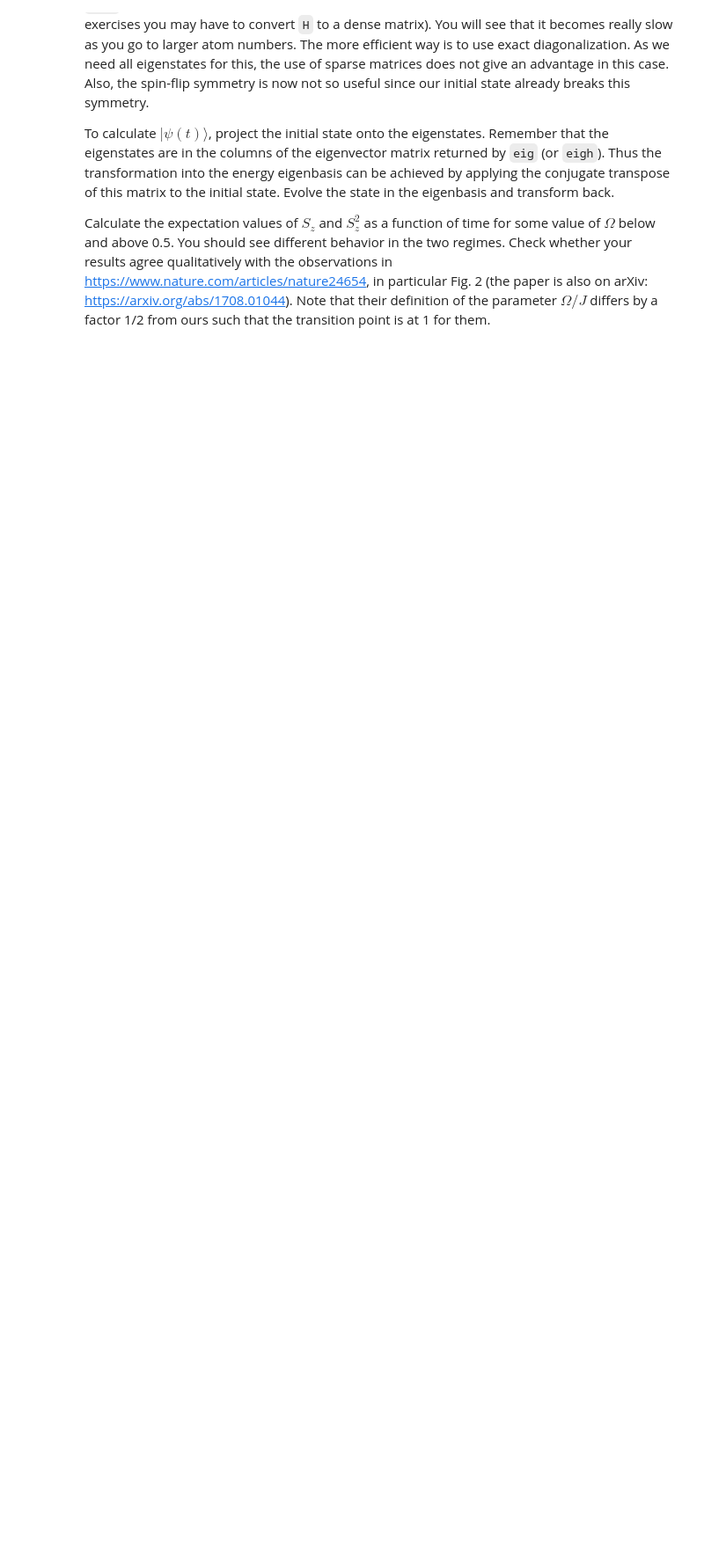
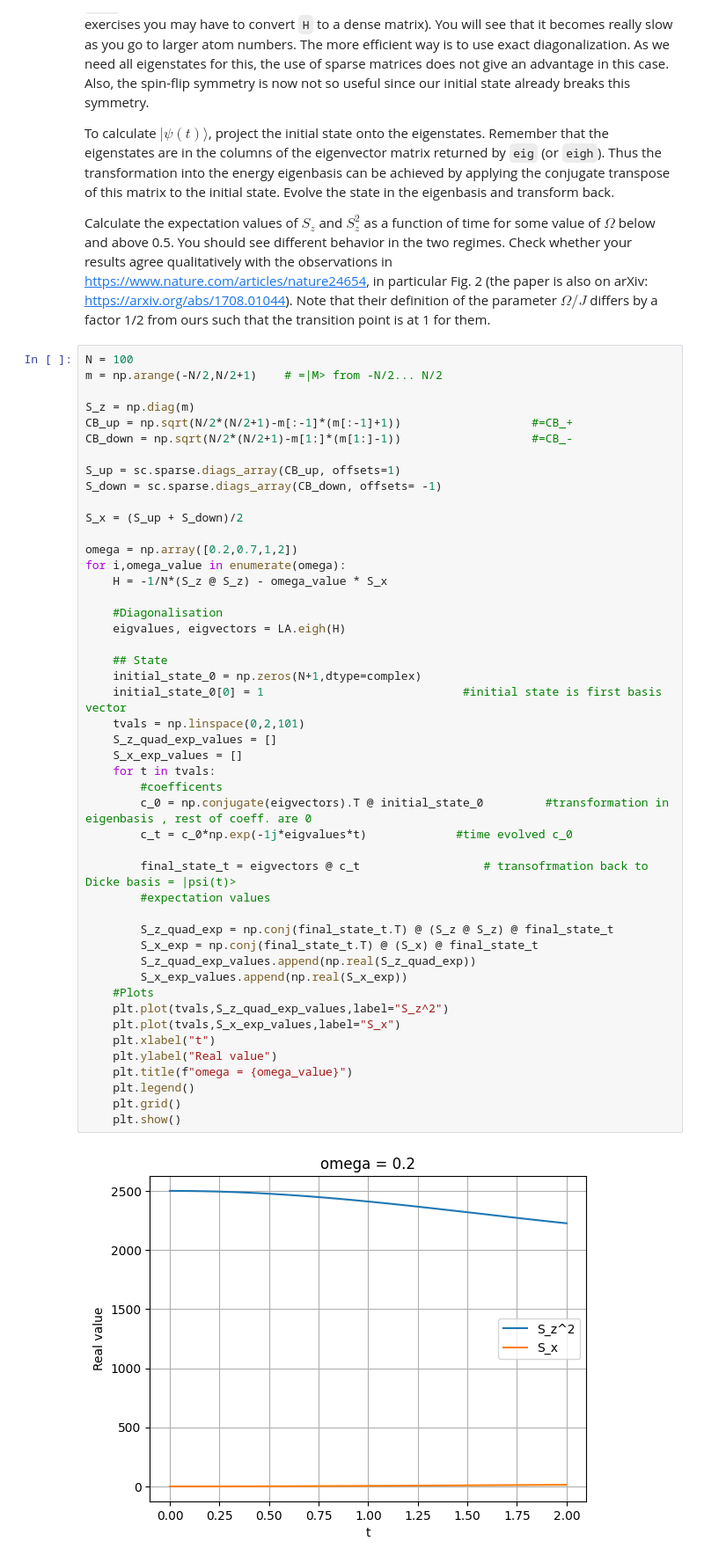
Before and after one commit to ket-PSI/CQD_SS26_solutions, a Jupyter notebook: Notebooks/exercise5.ipynb, the cells around one changed output. Shown at 88% size. Cells and saved outputs as stored; diff of their text form; blank space fills up the shorter version.

```diff
--- a/Notebooks/exercise5.ipynb
+++ b/Notebooks/exercise5.ipynb
@@ -66,3 +134,52 @@ Now calculate the time evolution under the above Hamiltonian, starting in the st
 To calculate $|\psi(t)\rangle$, project the initial state onto the eigenstates. Remember that the eigenstates are in the columns of the eigenvector matrix returned by `eig` (or `eigh`). Thus the transformation into the energy eigenbasis can be achieved by applying the conjugate transpose of this matrix to the initial state. Evolve the state in the eigenbasis and transform back.
 
 Calculate the expectation values of $S_z$ and $S_z^2$ as a function of time for some value of $\Omega$ below and above 0.5. You should see different behavior in the two regimes. Check whether your results agree qualitatively with the observations in https://www.nature.com/articles/nature24654, in particular Fig. 2 (the paper is also on arXiv: https://arxiv.org/abs/1708.01044). Note that their definition of the parameter $\Omega/J$ differs by a factor 1/2 from ours such that the transition point is at 1 for them.
+# %%
+N = 100
+m = np.arange(-N/2,N/2+1)    # =|M> from -N/2... N/2
+
+S_z = np.diag(m)
+CB_up = np.sqrt(N/2*(N/2+1)-m[:-1]*(m[:-1]+1))                   #=CB_+
+CB_down = np.sqrt(N/2*(N/2+1)-m[1:]*(m[1:]-1))                   #=CB_-
+
+S_up = sc.sparse.diags_array(CB_up, offsets=1)
+S_down = sc.sparse.diags_array(CB_down, offsets= -1)
+
+S_x = (S_up + S_down)/2
+
+omega = np.array([0.2,0.7,1,2])
+for i,omega_value in enumerate(omega):
+    H = -1/N*(S_z @ S_z) - omega_value * S_x
+
+    #Diagonalisation
+    eigvalues, eigvectors = LA.eigh(H)
+
+    ## State
+    initial_state_0 = np.zeros(N+1,dtype=complex)
+    initial_state_0[0] = 1                             #initial state is first basis vector
+    tvals = np.linspace(0,2,101)
+    S_z_quad_exp_values = []
+    S_x_exp_values = []
+    for t in tvals:
+        #coefficents
+        c_0 = np.conjugate(eigvectors).T @ initial_state_0         #transformation in eigenbasis , rest of coeff. are 0
+        c_t = c_0*np.exp(-1j*eigvalues*t)             #time evolved c_0
+
+        final_state_t = eigvectors @ c_t                  # transofrmation back to Dicke basis = |psi(t)>
+        #expectation values
+
+        S_z_quad_exp = np.conj(final_state_t.T) @ (S_z @ S_z) @ final_state_t
+        S_x_exp = np.conj(final_state_t.T) @ (S_x) @ final_state_t
+        S_z_quad_exp_values.append(np.real(S_z_quad_exp))
+        S_x_exp_values.append(np.real(S_x_exp))
+    #Plots
+    plt.plot(tvals,S_z_quad_exp_values,label="S_z^2")
+    plt.plot(tvals,S_x_exp_values,label="S_x")
+    plt.xlabel("t")
+    plt.ylabel("Real value")
+    plt.title(f"omega = {omega_value}")
+    plt.legend()
+    plt.grid()
+    plt.show()
+# %% [output]
+[figure, added]
```
Also changed, not shown: parts of 4 cells of this notebook, 1 other file.
